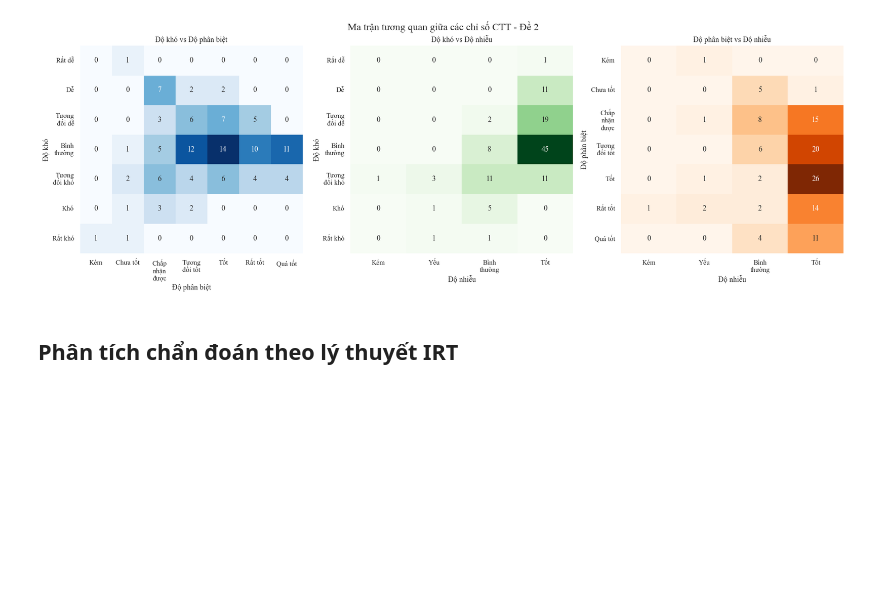
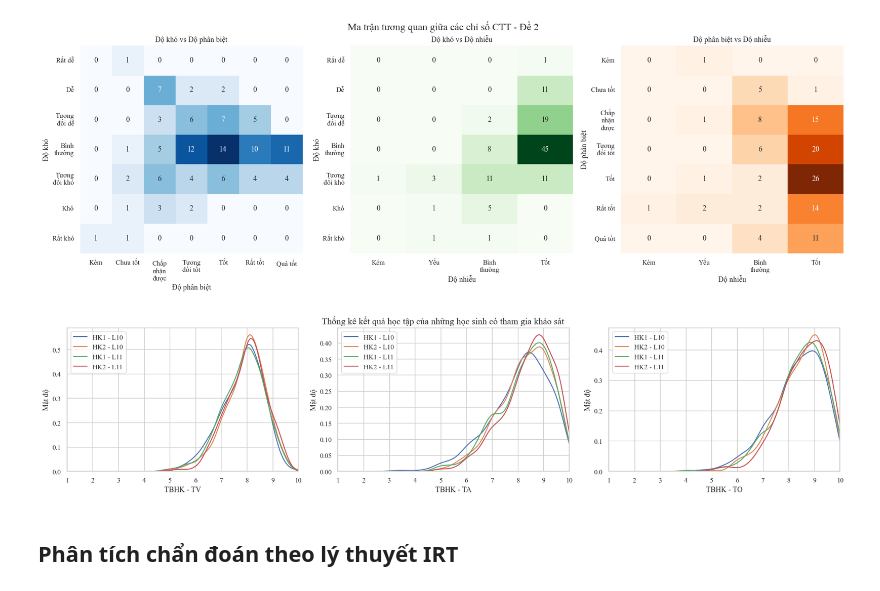
Before and after one commit to DuongThai2712/item-analysis-and-mmle-irt, a Jupyter notebook: main.ipynb, the cells around one changed output. Saved outputs shown, nothing was run; the diff lists cells and outputs as text; code cells hidden in the pictures; blank space fills up the shorter version.

```diff
--- a/main.ipynb
+++ b/main.ipynb
@@ -688,6 +711,43 @@ plt.suptitle('Ma trận tương quan giữa các chỉ số CTT - Đề 2', font
 # %% [output]
 Text(0.5, 1.02, 'Ma trận tương quan giữa các chỉ số CTT - Đề 2')
 [figure]
+# %%
+fig, axes = plt.subplots(ncols=3, figsize=(18, 4))
+
+parts = ['TV', 'TA', 'TO']
+
+for i, part in enumerate(parts):
+    sns.kdeplot(
+        df_survey[f'{part}10_1'],
+        ax=axes[i],
+        label='HK1 - L10'
+    )
+    sns.kdeplot(
+        df_survey[f'{part}10_2'],
+        ax=axes[i],
+        label='HK2 - L10'
+    )
+    sns.kdeplot(
+        df_survey[f'{part}11_1'],
+        ax=axes[i],
+        label='HK1 - L11'
+    )
+    sns.kdeplot(
+        df_survey[f'{part}11_2'],
+        ax=axes[i],
+        label='HK2 - L11'
+    )
+
+    axes[i].set_xlim(1, 10)
+    axes[i].set_xlabel(f'TBHK - {part}')
+    axes[i].set_ylabel('Mật độ')
+    axes[i].legend()
+
+plt.tight_layout()
+plt.suptitle('Thống kê kết quả học tập của những học sinh có tham gia khảo sát', y=1.02)
+plt.show()
+# %% [output]
+[figure, added]
 # %% [markdown]
 ## Phân tích chẩn đoán theo lý thuyết IRT
 # %% [markdown]
```
Also changed, not shown: parts of 12 cells of this notebook.
